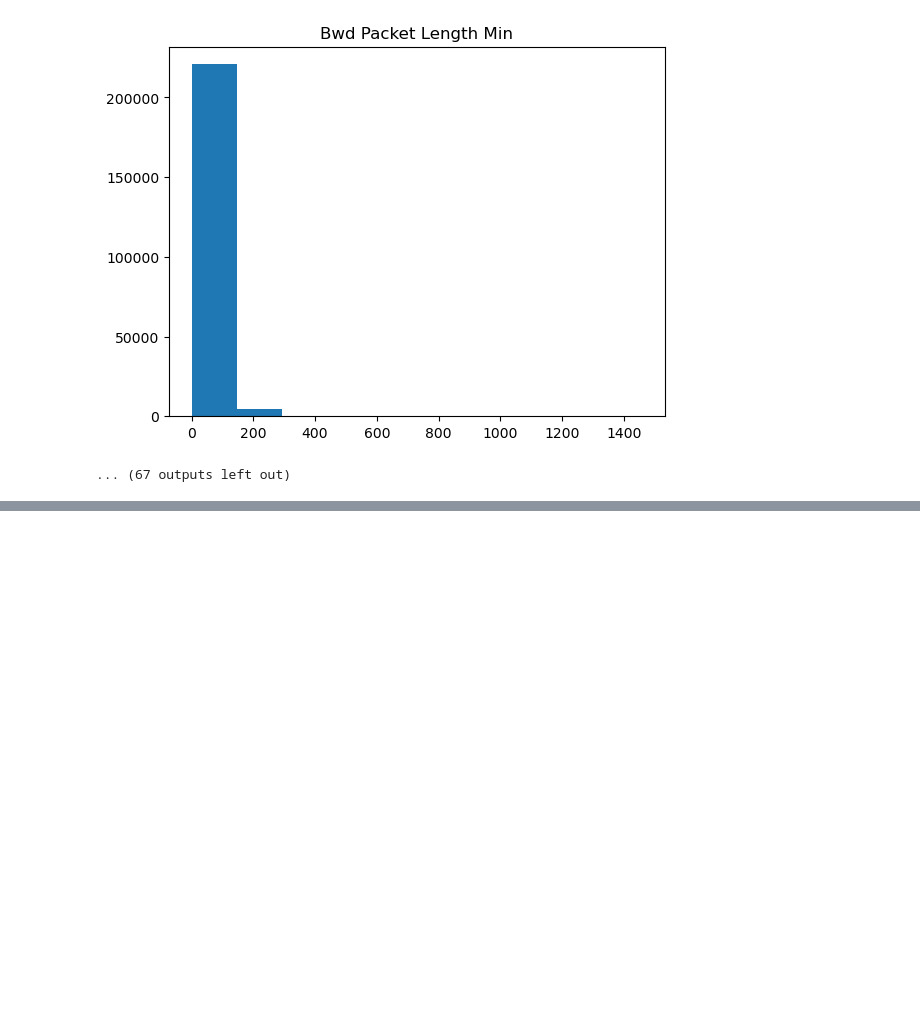
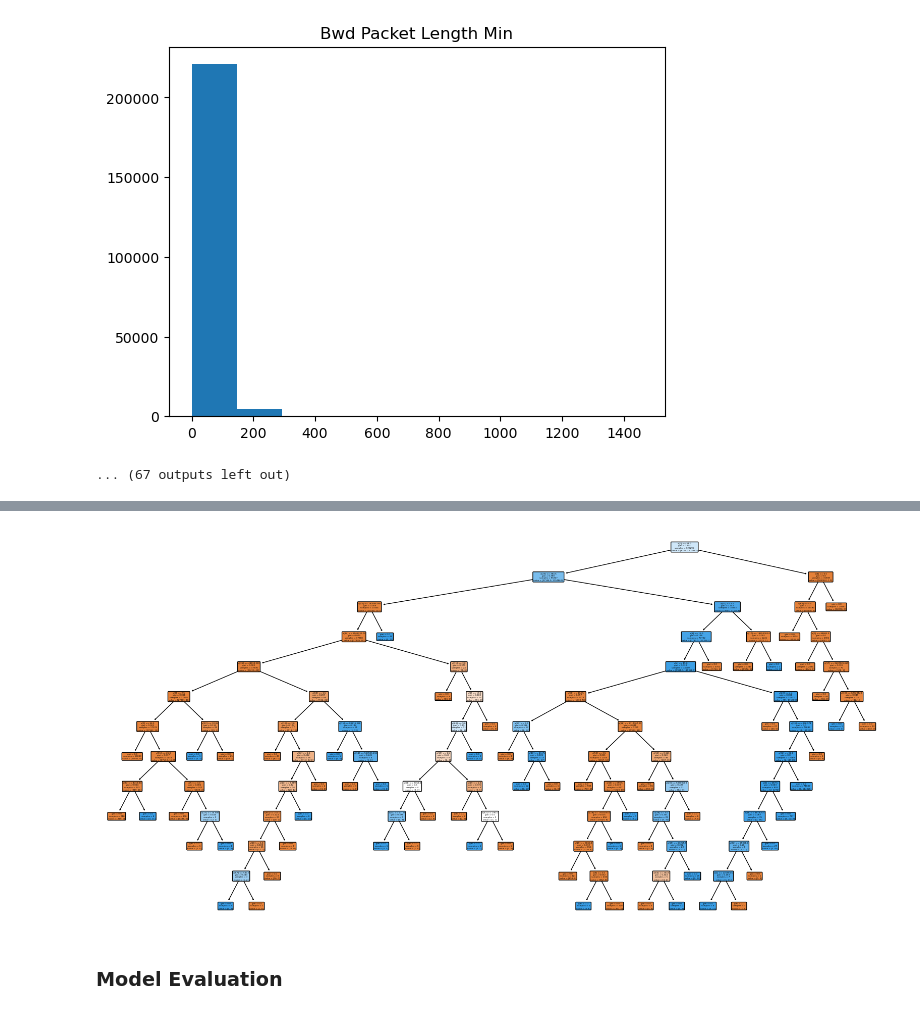
Before and after one commit to ahmed-arifgala/DDoS_Mitigation, a Jupyter notebook: DDoS_Mitigation.ipynb, the cells around one changed output, grey strips where cells are left out. Saved outputs shown, nothing was run; the diff lists cells and outputs as text; code cells hidden in the pictures; blank space fills up the shorter version.

```diff
--- a/DDoS_Mitigation.ipynb
+++ b/DDoS_Mitigation.ipynb
@@ -304,0 +305,13 @@ plt.show()
+# %%
+from sklearn.tree import plot_tree
+
+estimator = rf_model.estimators_[0]  # Selecting the first estimator from the random forest model
+
+
+plt.figure(figsize=(20, 10))
+plot_tree(estimator, filled=True, rounded=True)
+plt.show()
+# %% [output]
+[figure, added]
+# %% [markdown]
+### Model Evaluation
```
Also changed, not shown: parts of 40 cells of this notebook.
